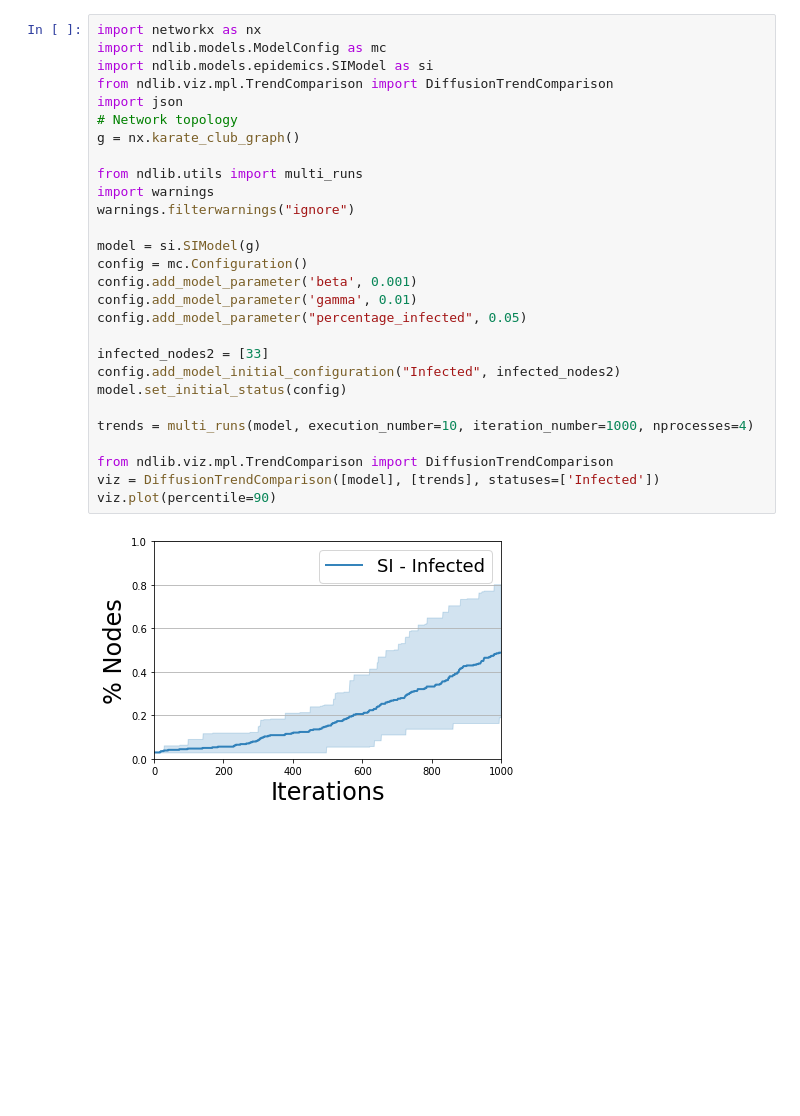
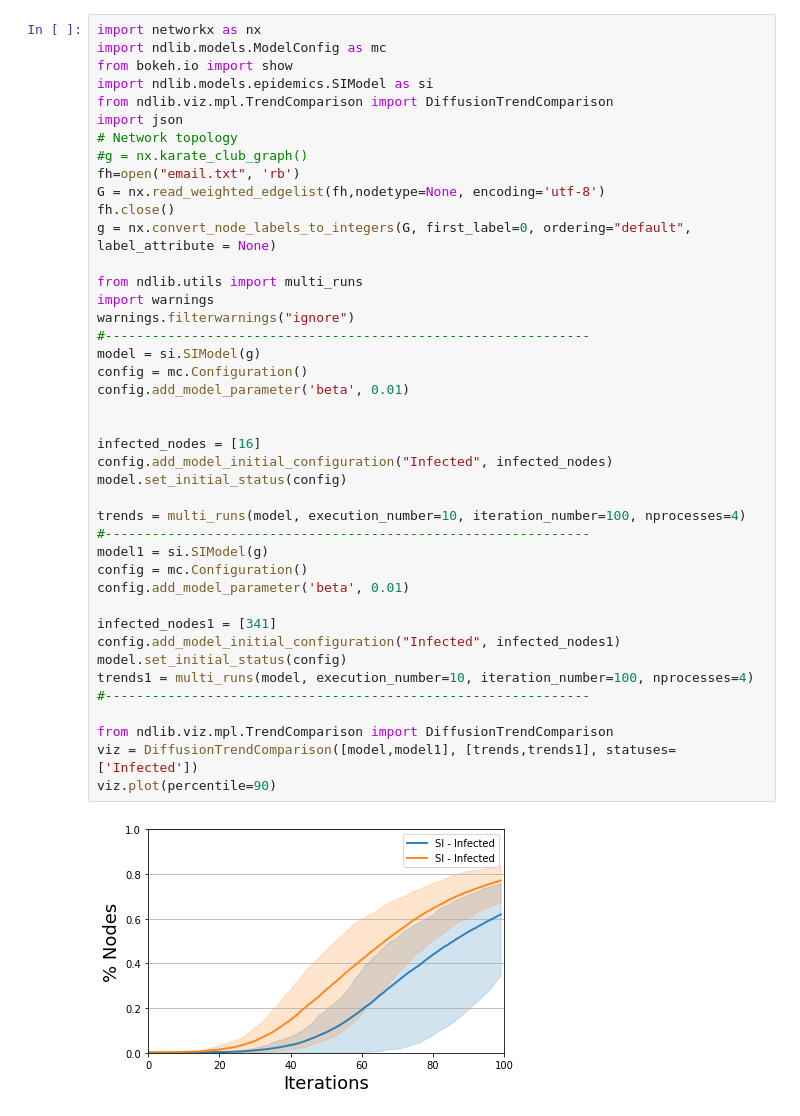
Before and after one commit to amshoo/python, a Jupyter notebook: epi/epi2.ipynb, the cells around one changed output. Saved outputs shown, nothing was run; the diff lists cells and outputs as text; blank space fills up the shorter version.

```diff
--- a/epi/epi2.ipynb
+++ b/epi/epi2.ipynb
@@ -1,30 +1,44 @@
 # %%
 import networkx as nx
 import ndlib.models.ModelConfig as mc
+from bokeh.io import show
 import ndlib.models.epidemics.SIModel as si
 from ndlib.viz.mpl.TrendComparison import DiffusionTrendComparison
 import json
 # Network topology
-g = nx.karate_club_graph()
+#g = nx.karate_club_graph()
+fh=open("email.txt", 'rb')
+G = nx.read_weighted_edgelist(fh,nodetype=None, encoding='utf-8')
+fh.close()
+g = nx.convert_node_labels_to_integers(G, first_label=0, ordering="default", label_attribute = None)
 
 from ndlib.utils import multi_runs
 import warnings
 warnings.filterwarnings("ignore")
-
+#--------------------------------------------------------------
 model = si.SIModel(g)
 config = mc.Configuration()
-config.add_model_parameter('beta', 0.001)
-config.add_model_parameter('gamma', 0.01)
-config.add_model_parameter("percentage_infected", 0.05)
+config.add_model_parameter('beta', 0.01)
 
-infected_nodes2 = [33]
-config.add_model_initial_configuration("Infected", infected_nodes2)
+
+infected_nodes = [16]
+config.add_model_initial_configuration("Infected", infected_nodes)
 model.set_initial_status(config)
 
-trends = multi_runs(model, execution_number=10, iteration_number=1000, nprocesses=4)
+trends = multi_runs(model, execution_number=10, iteration_number=100, nprocesses=4)
+#--------------------------------------------------------------
+model1 = si.SIModel(g)
+config = mc.Configuration()
+config.add_model_parameter('beta', 0.01)
+
+infected_nodes1 = [341]
+config.add_model_initial_configuration("Infected", infected_nodes1)
+model.set_initial_status(config)
+trends1 = multi_runs(model, execution_number=10, iteration_number=100, nprocesses=4)
+#--------------------------------------------------------------
 
 from ndlib.viz.mpl.TrendComparison import DiffusionTrendComparison
-viz = DiffusionTrendComparison([model], [trends], statuses=['Infected'])
+viz = DiffusionTrendComparison([model,model1], [trends,trends1], statuses=['Infected'])
 viz.plot(percentile=90)
 # %% [output]
-[figure, old version]
+[figure, new version]
```
Also changed, not shown: parts of 1 cell of this notebook, 10 other files.
